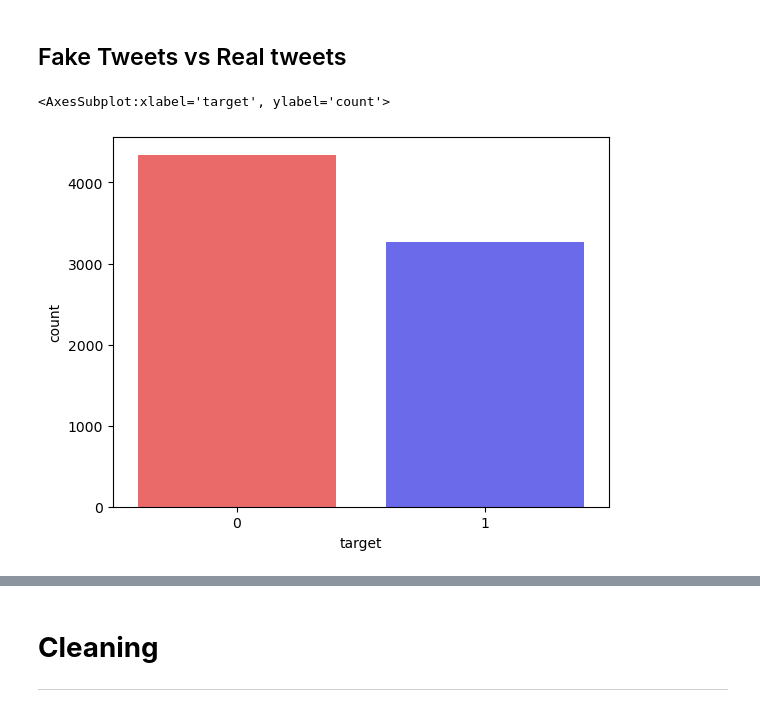
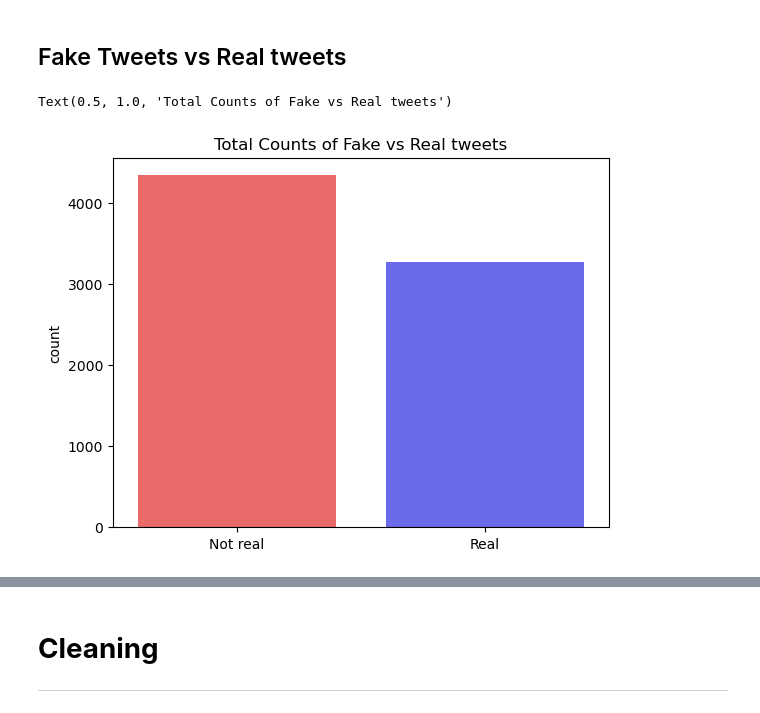
Before and after one commit to b3ccaMR/NLP-Disaster-Tweets, a Jupyter notebook: nlp-tweets.ipynb, the cells around one changed output, grey strips where cells are left out. Cells and saved outputs as stored; diff of their text form; code cells hidden in the pictures.

```diff
--- a/nlp-tweets.ipynb
+++ b/nlp-tweets.ipynb
@@ -79,11 +79,15 @@ df['keyword'].fillna('no_keyword', inplace=True)
 df['location'].fillna('no_location', inplace=True)
 # %% [markdown]
 ## Fake Tweets vs Real tweets
-# %%
-sns.countplot(x = 'target', data = df, palette = 'seismic_r')
-# %% [output]
-<AxesSubplot:xlabel='target', ylabel='count'>
-[figure, removed]
+# %%
+sns.countplot(x = 'target', data = df, palette = 'seismic_r')
+labels = ['Not real', 'Real']
+plt.gca().set_xticklabels(labels)
+plt.gca().set_xlabel('')
+plt.gca().set_title('Total Counts of Fake vs Real tweets')
+# %% [output]
+Text(0.5, 1.0, 'Total Counts of Fake vs Real tweets')
+[figure, added]
 # %%
 keyword_fake = df[df['target'] == 0].groupby('keyword').count().drop(columns=['target', 'id']).sort_values(by='text', ascending=False)[:25]
 keyword_real = df[df['target'] == 1].groupby('keyword').count().drop(columns=['target', 'id']).sort_values(by='text', ascending=False)[:25]
```
Also changed, not shown: parts of 2 cells of this notebook.
